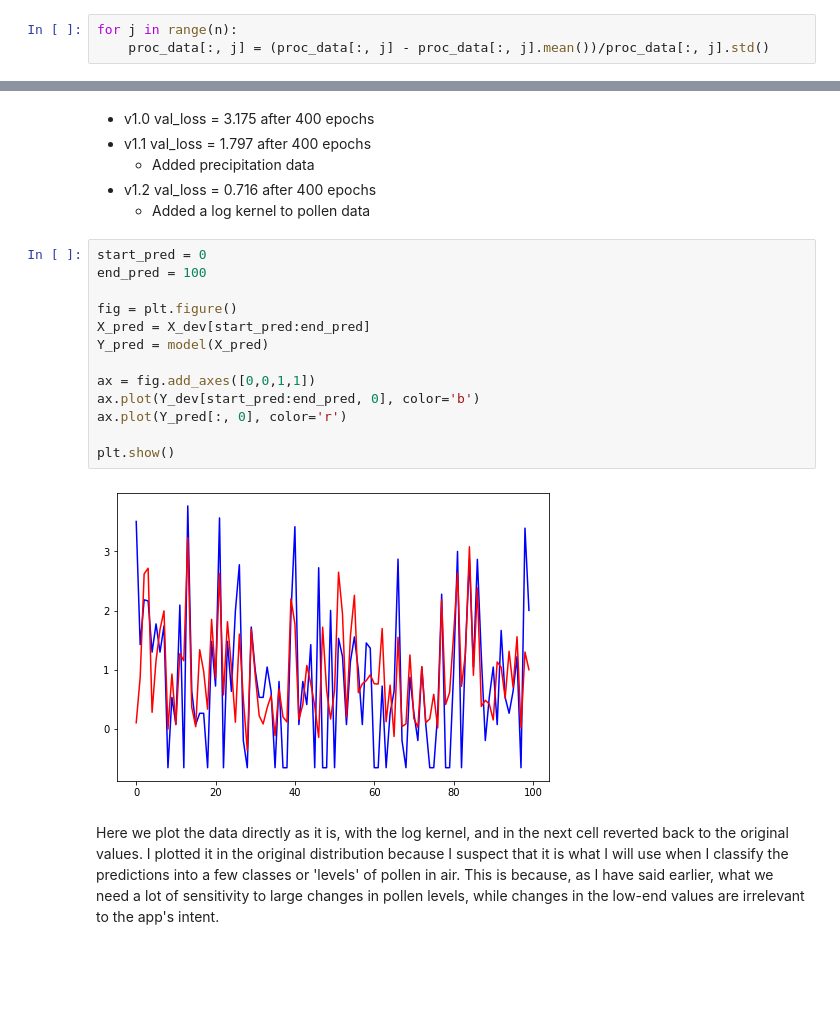
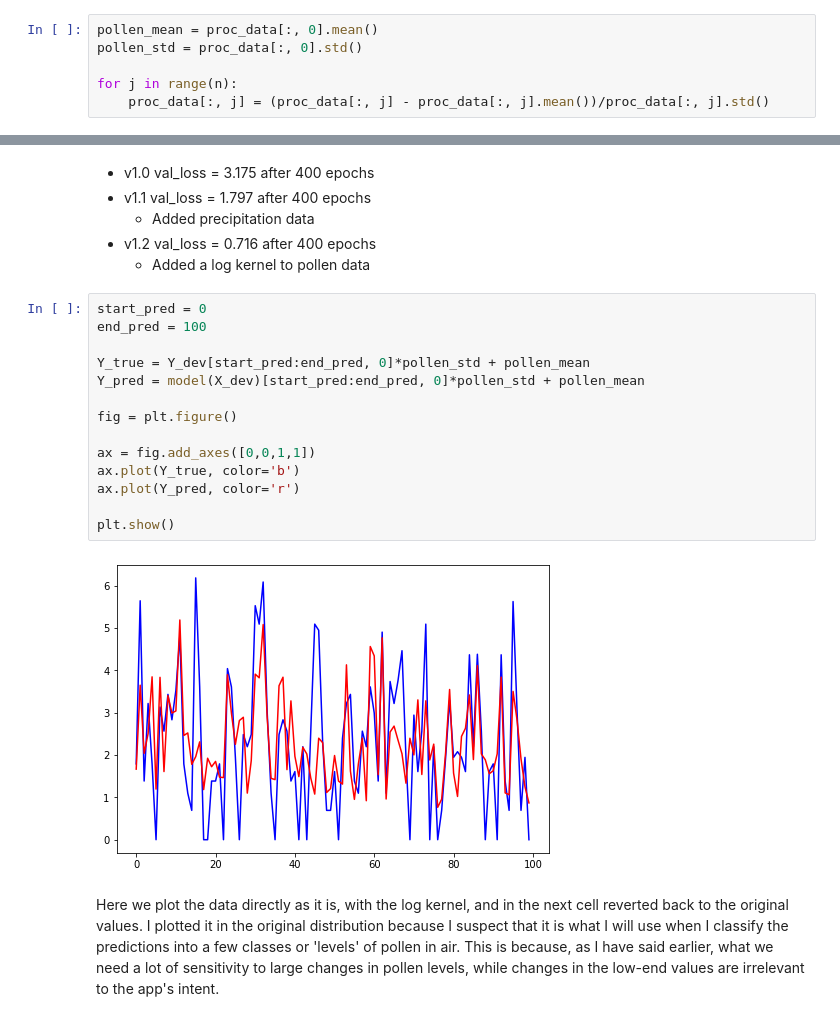
Before and after one commit to bolito2/pollen-forecast, a Jupyter notebook: forecast.ipynb, the cells around one changed output, grey strips where cells are left out. Cells and saved outputs as stored; diff of their text form; blank space fills up the shorter version.

Commit message:
Added mean and std rectification

```diff
--- a/forecast.ipynb
+++ b/forecast.ipynb
@@ -270,4 +270,7 @@ Alright, now we should normalize each parameter
 # %%
+pollen_mean = proc_data[:, 0].mean()
+pollen_std = proc_data[:, 0].std()
+
 for j in range(n):
     proc_data[:, j] = (proc_data[:, j] - proc_data[:, j].mean())/proc_data[:, j].std()
 # %% [markdown]
@@ -417,18 +420,19 @@ plt.show()
 # %%
 start_pred = 0
 end_pred = 100
 
+Y_true = Y_dev[start_pred:end_pred, 0]*pollen_std + pollen_mean
+Y_pred = model(X_dev)[start_pred:end_pred, 0]*pollen_std + pollen_mean
+
 fig = plt.figure()
-X_pred = X_dev[start_pred:end_pred]
-Y_pred = model(X_pred)
 
 ax = fig.add_axes([0,0,1,1])
-ax.plot(Y_dev[start_pred:end_pred, 0], color='b')
-ax.plot(Y_pred[:, 0], color='r')
+ax.plot(Y_true, color='b')
+ax.plot(Y_pred, color='r')
 
 plt.show()
 # %% [output]
-[figure, old version]
+[figure, new version]
 # %% [markdown]
 Here we plot the data directly as it is, with the log kernel, and in the next cell reverted back to the original values. I plotted it in the original distribution because I suspect that it is what I will use when I classify the predictions into a few classes or 'levels' of pollen in air. This is because, as I have said earlier, what we need a lot of sensitivity to large changes in pollen levels, while changes in the low-end values are irrelevant to the app's intent.
 # %%
```
Also changed, not shown: parts of 4 cells of this notebook.
